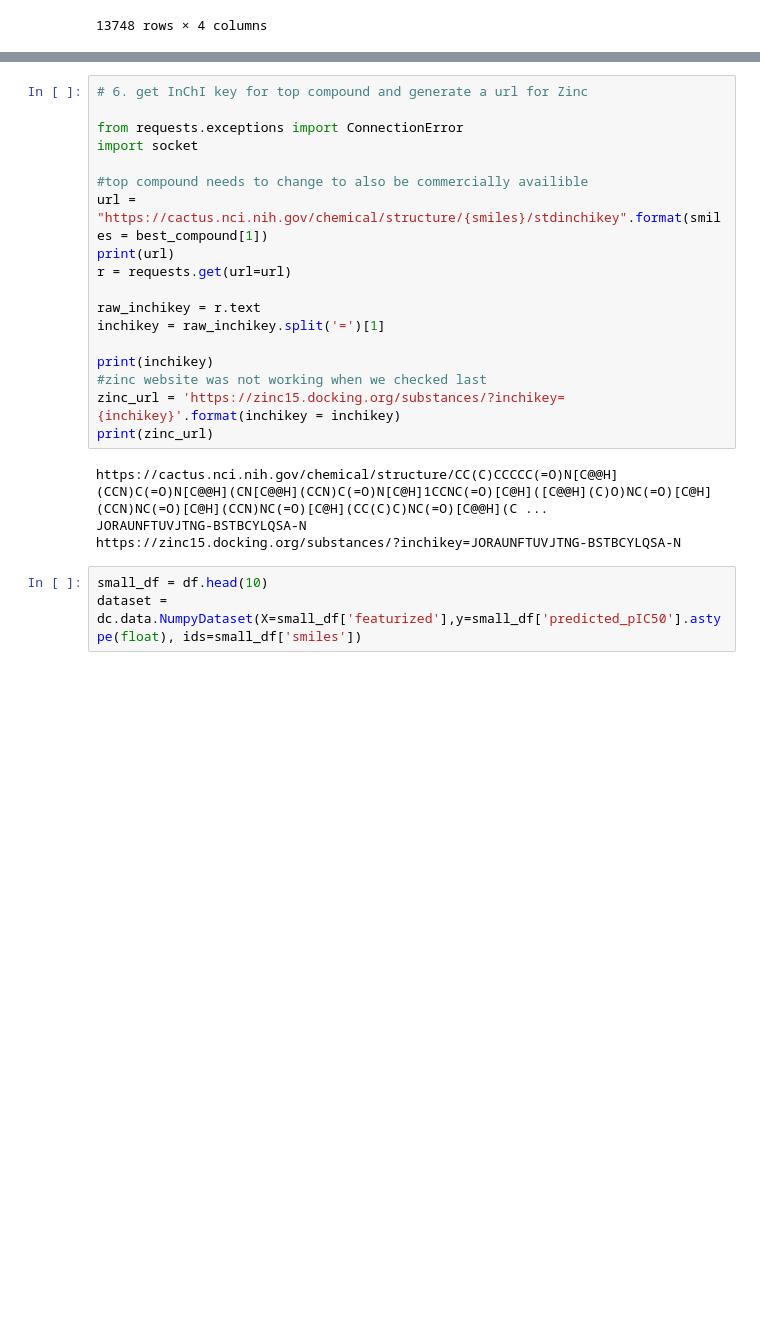
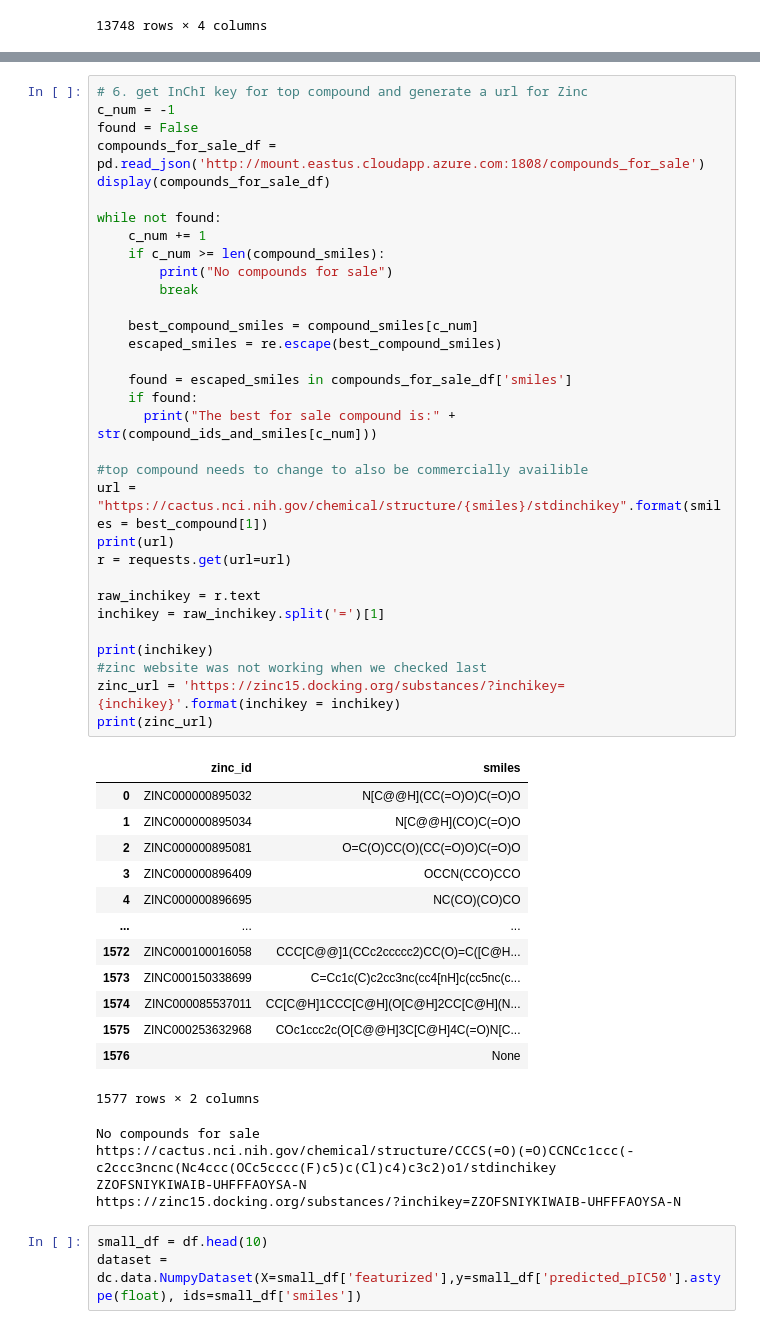
Before and after one commit to dsalinasduron-msmary/cap-sle, a Jupyter notebook: CAP_SLE.ipynb, the cells around one changed output, grey strips where cells are left out. Drawn from its saved outputs; the diff is of its cells as text; blank space fills up the shorter version.

```diff
--- a/CAP_SLE.ipynb
+++ b/CAP_SLE.ipynb
@@ -275,25 +260,53 @@ print("Best Compound:", best_compound)
 # %%
 # 6. get InChI key for top compound and generate a url for Zinc
+c_num = -1
+found = False
+compounds_for_sale_df = pd.read_json('http://mount.eastus.cloudapp.azure.com:1808/compounds_for_sale')
+display(compounds_for_sale_df)
 
-from requests.exceptions import ConnectionError
-import socket
+while not found:
+    c_num += 1
+    if c_num >= len(compound_smiles):
+        print("No compounds for sale")
+        break
+
+    best_compound_smiles = compound_smiles[c_num]
+    escaped_smiles = re.escape(best_compound_smiles)
+
+    found = escaped_smiles in compounds_for_sale_df['smiles']
+    if found:
+      print("The best for sale compound is:" + str(compound_ids_and_smiles[c_num]))
 
 #top compound needs to change to also be commercially availible
 url = "https://cactus.nci.nih.gov/chemical/structure/{smiles}/stdinchikey".format(smiles = best_compound[1])
 print(url)
 r = requests.get(url=url)
 
 raw_inchikey = r.text
 inchikey = raw_inchikey.split('=')[1]
 
 print(inchikey)
 #zinc website was not working when we checked last
 zinc_url = 'https://zinc15.docking.org/substances/?inchikey={inchikey}'.format(inchikey = inchikey)
 print(zinc_url)
 # %% [output]
+|  | zinc_id | smiles |
+| 0 | ZINC000000895032 | N[C@@H](CC(=O)O)C(=O)O |
+| 1 | ZINC000000895034 | N[C@@H](CO)C(=O)O |
+| 2 | ZINC000000895081 | O=C(O)CC(O)(CC(=O)O)C(=O)O |
+| 3 | ZINC000000896409 | OCCN(CCO)CCO |
+| 4 | ZINC000000896695 | NC(CO)(CO)CO |
+| ... | ... | ... |
+| 1572 | ZINC000100016058 | CCC[C@@]1(CCc2ccccc2)CC(O)=C([C@H... |
+| 1573 | ZINC000150338699 | C=Cc1c(C)c2cc3nc(cc4[nH]c(cc5nc(c... |
+| 1574 | ZINC000085537011 | CC[C@H]1CCC[C@H](O[C@H]2CC[C@H](N... |
+| 1575 | ZINC000253632968 | COc1ccc2c(O[C@@H]3C[C@H]4C(=O)N[C... |
+| 1576 |  | None |
-https://cactus.nci.nih.gov/chemical/structure/CC(C)CCCCC(=O)N[C@@H](CCN)C(=O)N[C@@H](CN[C@@H](CCN)C(=O)N[C@H]1CCNC(=O)[C@H]([C@@H](C)O)NC(=O)[C@H](CCN)NC(=O)[C@H](CCN)NC(=O)[C@H](CC(C)C)NC(=O)[C@@H](C ...
-JORAUNFTUVJTNG-BSTBCYLQSA-N
-https://zinc15.docking.org/substances/?inchikey=JORAUNFTUVJTNG-BSTBCYLQSA-N
+1577 rows × 2 columns
+No compounds for sale
+https://cactus.nci.nih.gov/chemical/structure/CCCS(=O)(=O)CCNCc1ccc(-c2ccc3ncnc(Nc4ccc(OCc5cccc(F)c5)c(Cl)c4)c3c2)o1/stdinchikey
+ZZOFSNIYKIWAIB-UHFFFAOYSA-N
+https://zinc15.docking.org/substances/?inchikey=ZZOFSNIYKIWAIB-UHFFFAOYSA-N
 # %%
 small_df = df.head(10)
 dataset = dc.data.NumpyDataset(X=small_df['featurized'],y=small_df['predicted_pIC50'].astype(float), ids=small_df['smiles'])
```
Also changed, not shown: parts of 7 cells of this notebook.
